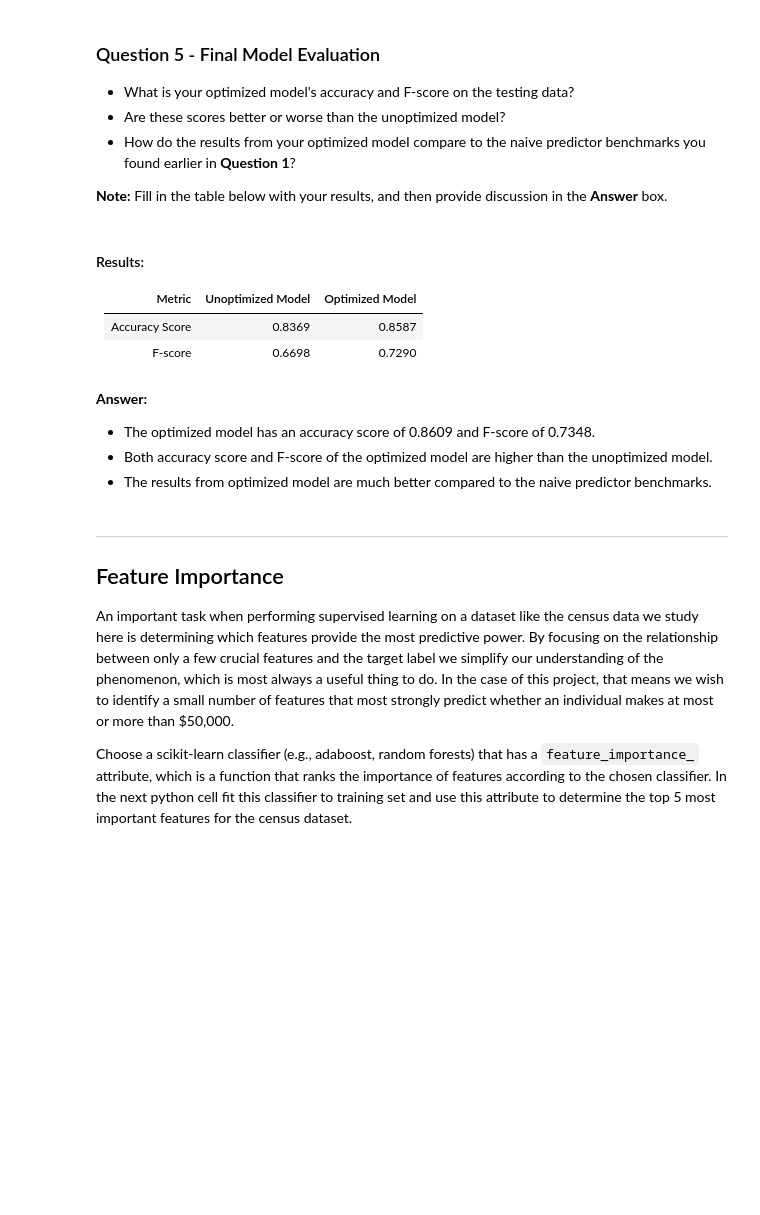
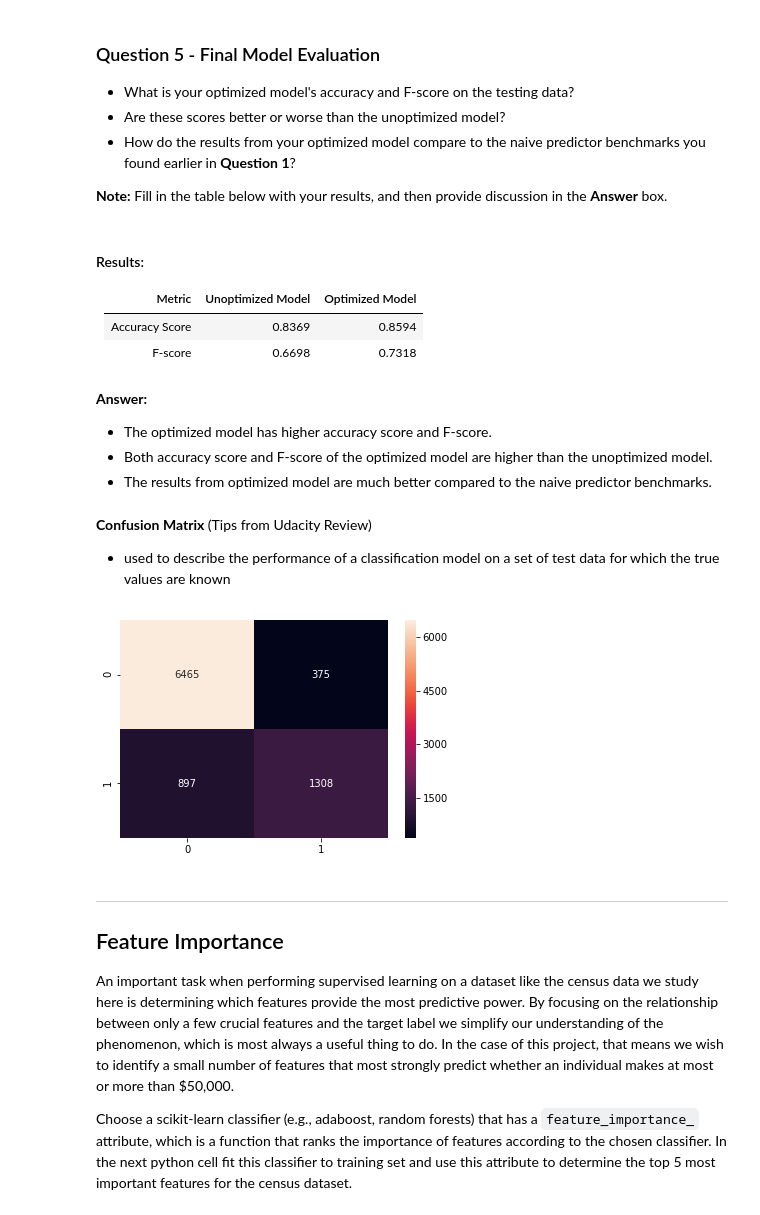
Before and after one commit to hangyuanbuaa/finding-donors, a Jupyter notebook: finding_donors.ipynb, the cells around one changed output. Cells and saved outputs as stored; diff of their text form; code cells hidden in the pictures; blank space fills up the shorter version.

Commit message:
Update finding_donors.ipynb
Changes are made based on Udacity review.

```diff
--- a/finding_donors.ipynb
+++ b/finding_donors.ipynb
@@ -614,13 +685,27 @@ RandomForestClassifier(bootstrap=True, class_weight=None, criterion='gini',
 
 |     Metric     | Unoptimized Model | Optimized Model |
 | :------------: | :---------------: | :-------------: |
-| Accuracy Score | 0.8369 | 0.8587 |
-| F-score |   0.6698 | 0.7290 |
+| Accuracy Score | 0.8369 | 0.8594 |
+| F-score |   0.6698 | 0.7318 |
 # %% [markdown]
 **Answer:**
-- The optimized model has an accuracy score of 0.8609 and F-score of 0.7348.
+- The optimized model has higher accuracy score and F-score.
 - Both accuracy score and F-score of the optimized model are higher than the unoptimized model.
 - The results from optimized model are much better compared to the naive predictor benchmarks.
+# %% [markdown]
+**Confusion Matrix** (Tips from Udacity Review)
+
+- used to describe the performance of a classification model on a set of test data for which the true values are known
+# %%
+from sklearn.metrics import confusion_matrix
+import seaborn as sns
+import matplotlib.pyplot as plt
+%matplotlib inline
+
+pred = best_clf.predict(X_test)
+sns.heatmap(confusion_matrix(y_test, pred), annot=True, fmt='');
+# %% [output]
+[figure, added]
 # %% [markdown]
 ----
 ## Feature Importance
```
Also changed, not shown: parts of 26 cells of this notebook.
